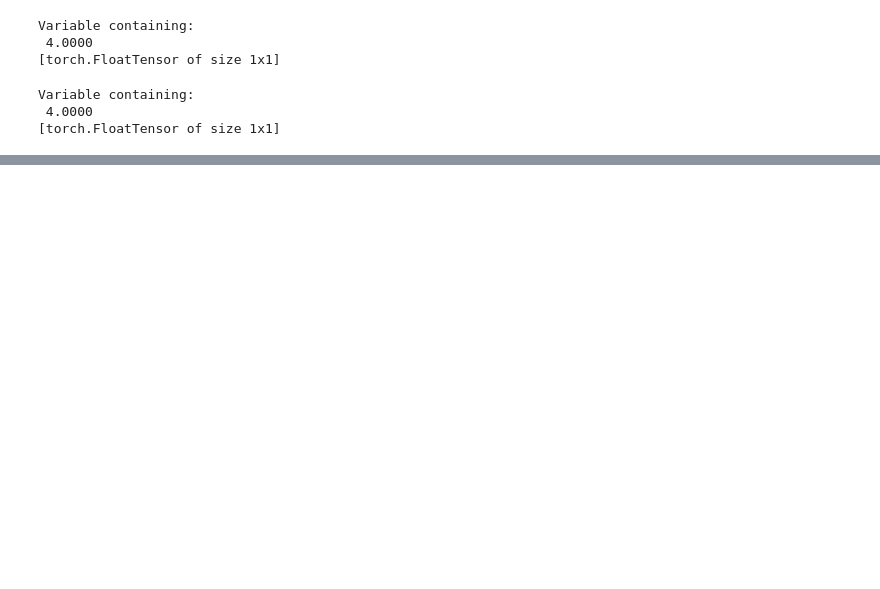
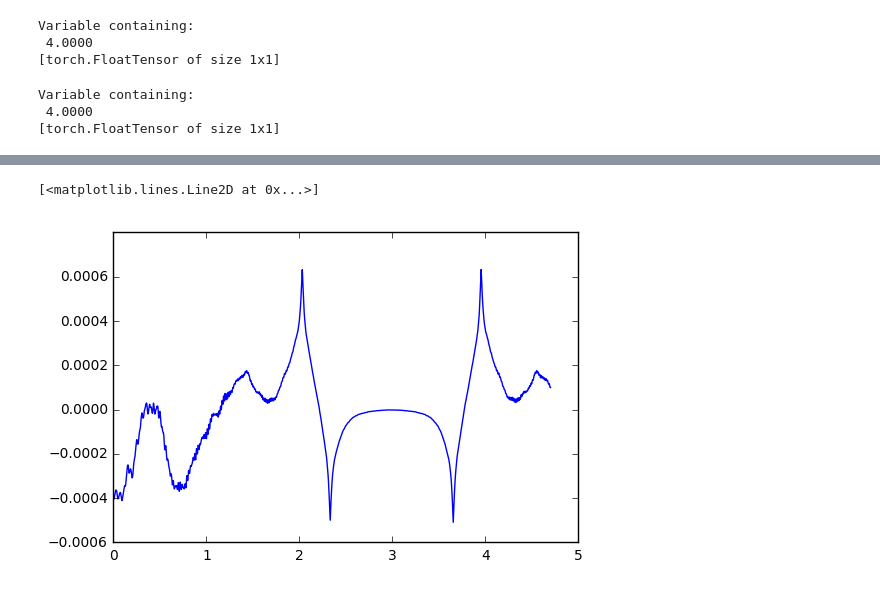
Before and after one commit to fxia22/stn.pytorch, a Jupyter notebook: script/test_stn.ipynb, the cells around one changed output, grey strips where cells are left out. Cells and saved outputs as stored; diff of their text form; code cells hidden in the pictures; blank space fills up the shorter version.

```diff
--- a/script/test_stn.ipynb
+++ b/script/test_stn.ipynb
@@ -297,7 +324,7 @@ x = []
 y = []
 g_ = []
 
-for i in np.arange(0,10,0.01):
+for i in np.arange(0,5,0.001):
     x.append(i)
     input2 = Variable(torch.from_numpy(np.array([[i]], dtype=np.float32)) , requires_grad = True)
     out = t(input1, input2)
@@ -316,0 +344,9 @@ plt.plot(x,g_)
+# %%
+g__ = []
+for i in range(len(np.array(g_))-300):
+    g__.append(np.mean(g_[i:i+300]))
+# %%
+plt.plot(x[:-300], g__)
+# %% [output]
+[<matplotlib.lines.Line2D at 0x...>]
+[figure, added]
```
Also changed, not shown: parts of 17 cells of this notebook, 1 other file.
